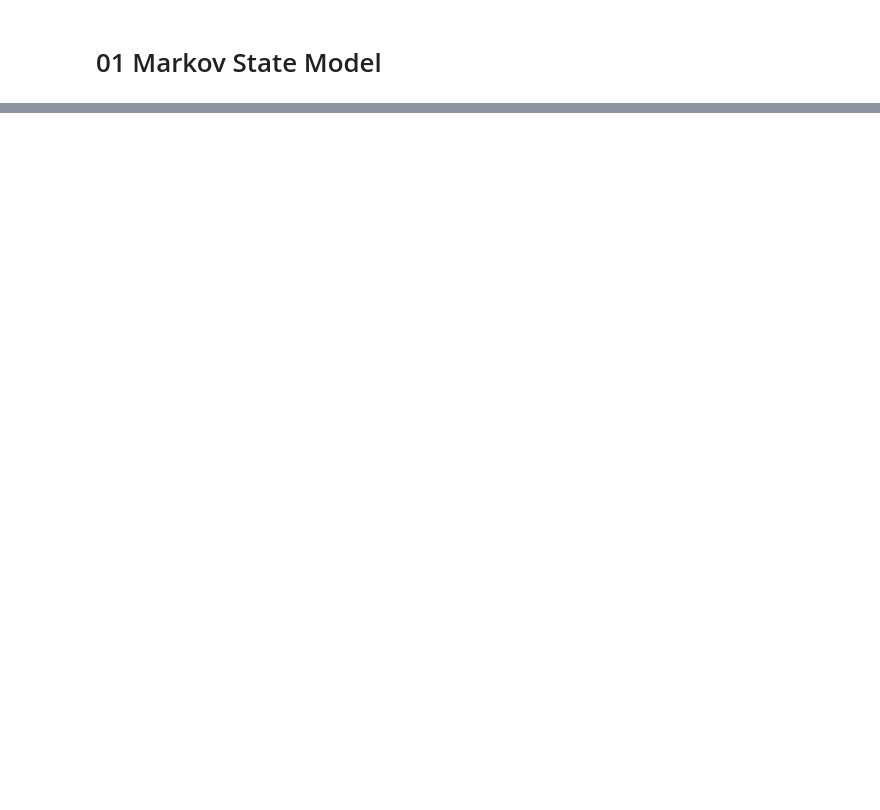
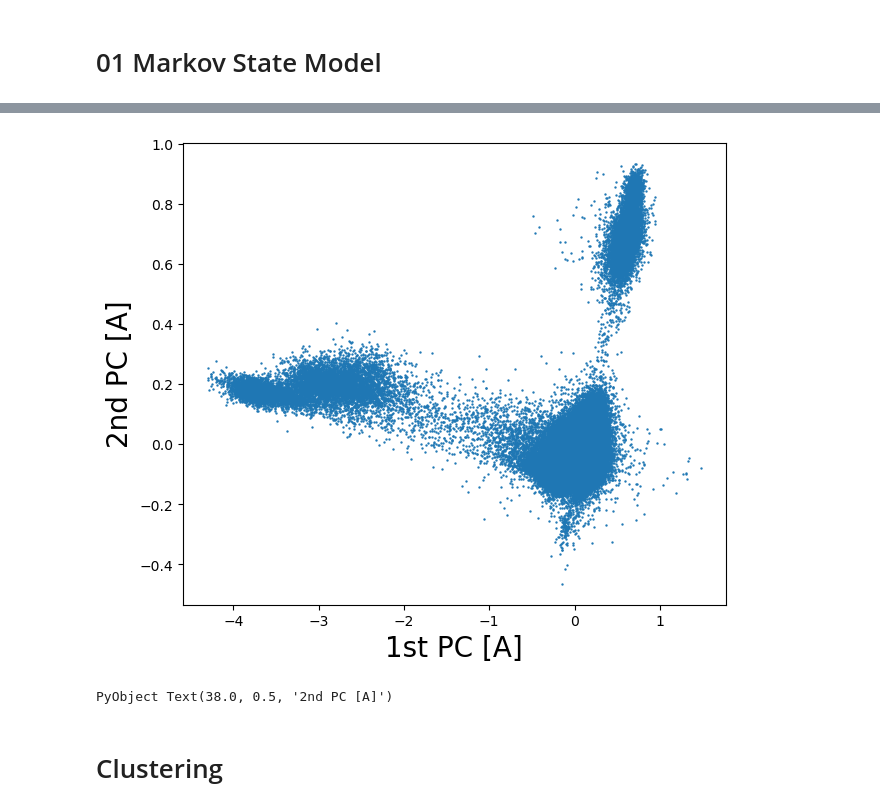
Before and after one commit to matsunagalab/tutorial_hmm, a Jupyter notebook: 01_Markov_State_Model.ipynb, the cells around one changed output, grey strips where cells are left out. Drawn from its saved outputs; the diff is of its cells as text; code cells hidden in the pictures; blank space fills up the shorter version.

```diff
--- a/01_Markov_State_Model.ipynb
+++ b/01_Markov_State_Model.ipynb
@@ -27,0 +122,14 @@ data = rand(1:10, 10000)
+# %%
+#pyplot(size=(500,400))
+#scatter(F.projection[:, 1], F.projection[:, 2], markersize=2.0, color=:black, label=nothing, framestyle=:box)
+#xlabel!("1st PC [A]"); ylabel!("2nd PC [A]")
+
+fig, ax = subplots(figsize=(7, 6))
+ax.scatter(F.projection[:, 1], F.projection[:, 2], s=0.5)
+xlabel("1st PC [A]",fontsize=20)
+ylabel("2nd PC [A]",fontsize=20)
+# %% [output]
+[figure, added]
+PyObject Text(38.0, 0.5, '2nd PC [A]')
+# %% [markdown]
+# Clustering
```
Also changed, not shown: parts of 30 cells of this notebook, 3 other files.
